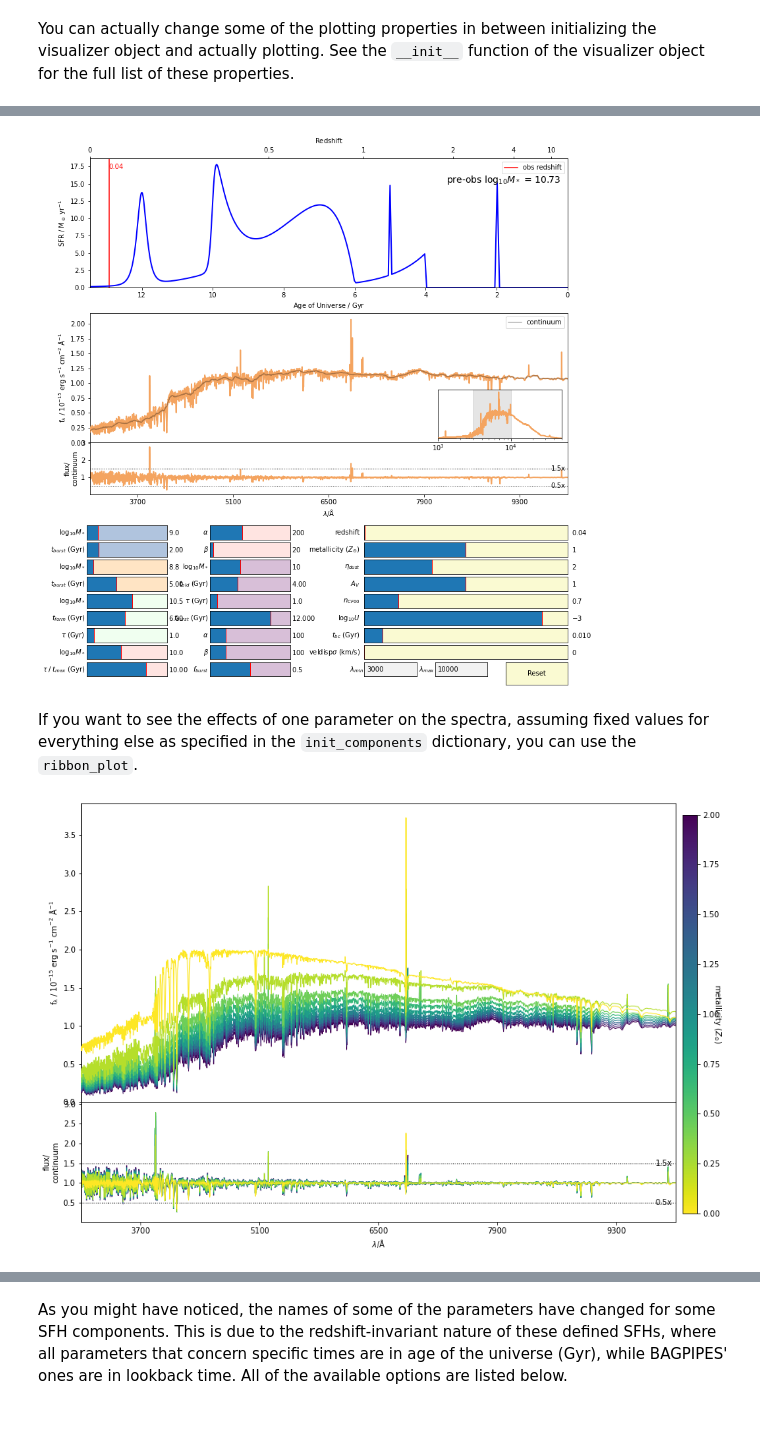
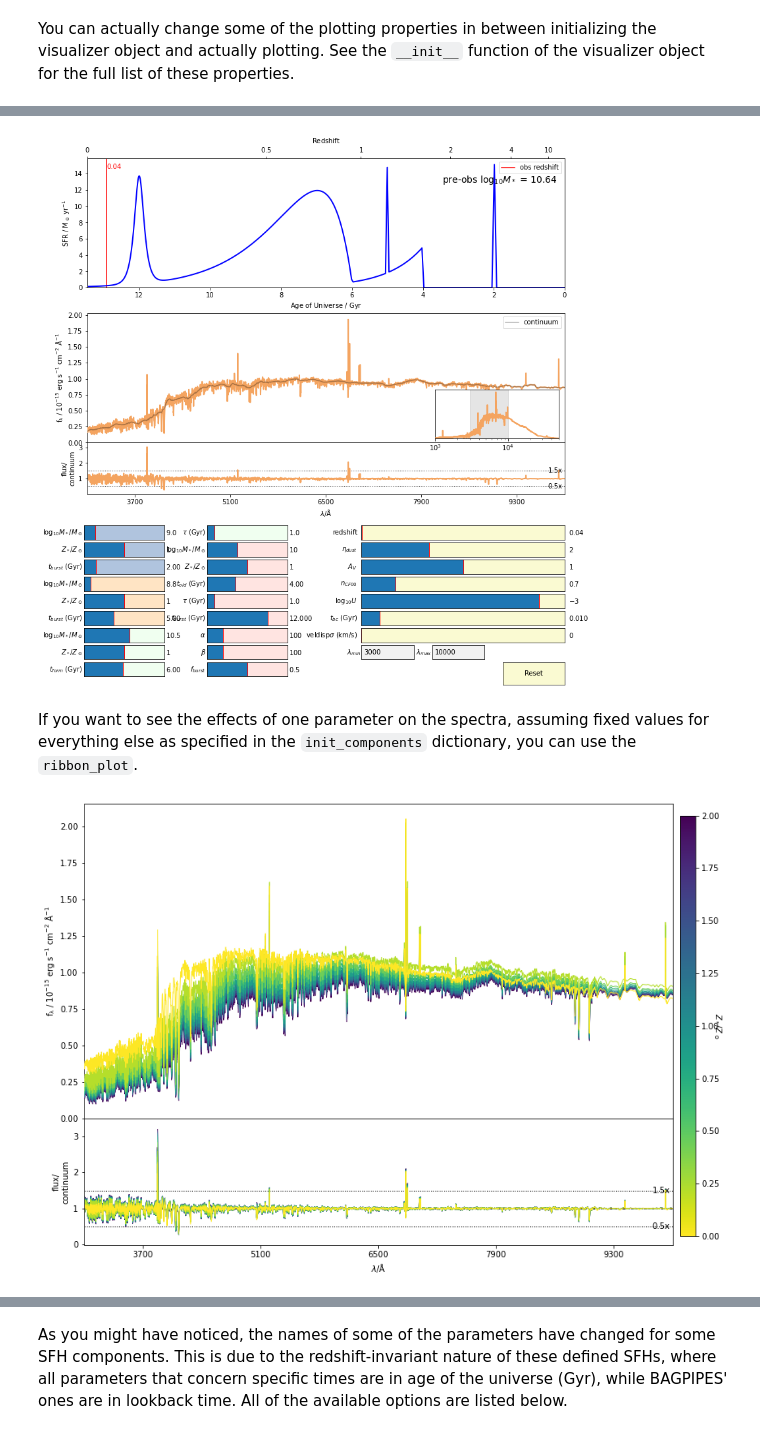
Before and after one commit to HinLeung622/pipes_vis, a Jupyter notebook: pipes_vis_example.ipynb, the cells around one changed output, grey strips where cells are left out. Drawn from its saved outputs; the diff is of its cells as text; code cells hidden in the pictures.

```diff
--- a/pipes_vis_example.ipynb
+++ b/pipes_vis_example.ipynb
@@ -55,25 +55,23 @@ Also, by adding the key `something[param_lims] = [lower_lim, upper_lim]` along w
 # %%
 burst1 = {}
 burst1["massformed"] = 9                     # total log_10(M*/M_sun) of the galaxy, for the whole SFH
+burst1["metallicity"] = 1.0                  # assumed constant metallicity, in number of times of Z_sun
 burst1["tform"] = 2                          # age of universe when the burst happened, Gyr
 
 burst2 = {}                                  # a second burst
 burst2["massformed"] = 8.8                   # total log_10(M*/M_sun) of the galaxy, for the whole SFH
+burst2["metallicity"] = 1.0                  # assumed constant metallicity, in number of times of Z_sun
 burst2["tform"] = 5                          # age of universe when the burst happened, Gyr
 
 delayed = {}
 delayed["massformed"] = 10.5                 # total log_10(M*/M_sun) of the galaxy, for the whole SFH
+delayed["metallicity"] = 1.0                 # assumed constant metallicity, in number of times of Z_sun
 delayed["tform"] = 6                         # age of universe when the population formed, Gyr
 delayed["tau"] = 1                           # SFR decay timescale of the population, Gyr
 
-dblplaw = {}                                 # double power law
-dblplaw["massformed"] = 10                   # total log_10(M*/M_sun) of the galaxy, for the whole SFH
-dblplaw["tau"] = 10                          # age of Universe at turnover, Gyr
-dblplaw["alpha"] = 200                       # decline steepness index
-dblplaw["beta"] = 20                         # incline steepness index
-
 psb2 = {}                                    # 2-part PSB SFH, older=exponential, younger=double power law
 psb2["massformed"] = 10                      # total log_10(M*/M_sun) of the galaxy, for the whole SFH
+psb2["metallicity"] = 1.0                    # assumed constant metallicity, in number of times of Z_sun
 psb2["massformed_lims"] = [7,15]
 psb2["told"] = 4                             # age of universe when the older population formed, Gyr
 psb2["tau"] = 1.                             # SFR decay timescale of the older population, Gyr
@@ -93,12 +91,10 @@ nebular["logU"] = -3                         # Log_10 of the ionization paramete
 
 init_components = {}
 init_components["redshift"] = 0.04           # redshift at observation
-init_components["metallicity"] = 1.0         # assumed constant metallicity, in number of times of Z_sun
 init_components["redshift_lims"] = [0,10]
 init_components["burst1"] = burst1
 init_components["burst2"] = burst2
 init_components["delayed"] = delayed
-init_components["dblplaw"] = dblplaw
 init_components["psb2"] = psb2
 init_components["dust"] = dust
 init_components["nebular"] = nebular
@@ -124,12 +120,12 @@ fig, axes = complex_vis.static_plot(figsize=(15,15))
 # again, remember to change the above line to qt or notebook to get interactiveness
 complex_vis.GUI()
 # %% [output]
-[figure, old version]
+[figure, new version]
 # %% [markdown]
 If you want to see the effects of one parameter on the spectra, assuming fixed values for everything else as specified in the `init_components` dictionary, you can use the `ribbon_plot`.
 # %%
-fig, ax = complex_vis.ribbon_plot('metallicity', reverse=True)
+fig, ax = complex_vis.ribbon_plot('psb2:metallicity', reverse=True)
 # %% [output]
-[figure, old version]
+[figure, new version]
 # %% [markdown]
 ## A note about parameters in the input dictionary
```
Also changed, not shown: parts of 7 cells of this notebook, 2 other files.
